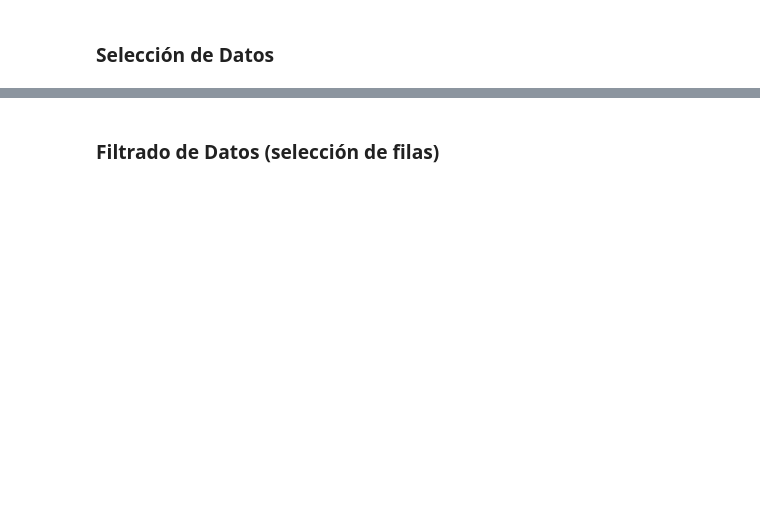
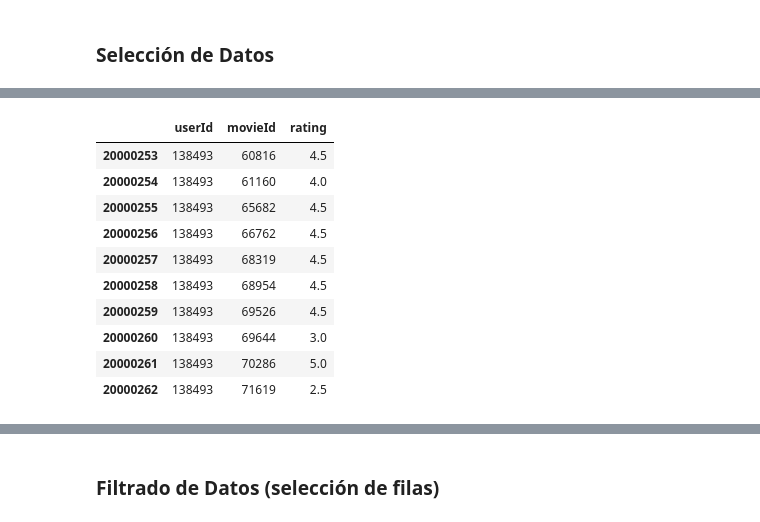
Before and after one commit to phermar/aprendiz-data-science, a Jupyter notebook: notebooks/4.1-MovieLens-CaseStudy.ipynb, the cells around one changed output, grey strips where cells are left out. Saved outputs shown, nothing was run; the diff lists cells and outputs as text; code cells hidden in the pictures; blank space fills up the shorter version.

```diff
--- a/notebooks/4.1-MovieLens-CaseStudy.ipynb
+++ b/notebooks/4.1-MovieLens-CaseStudy.ipynb
@@ -152,5 +359,17 @@ movies[['title','genres']].head()
 # %%
-ratings[-5:]
+ratings[-10:]
+# %% [output]
+|  | userId | movieId | rating |
+| 20000253 | 138493 | 60816 | 4.5 |
+| 20000254 | 138493 | 61160 | 4.0 |
+| 20000255 | 138493 | 65682 | 4.5 |
+| 20000256 | 138493 | 66762 | 4.5 |
+| 20000257 | 138493 | 68319 | 4.5 |
+| 20000258 | 138493 | 68954 | 4.5 |
+| 20000259 | 138493 | 69526 | 4.5 |
+| 20000260 | 138493 | 69644 | 3.0 |
+| 20000261 | 138493 | 70286 | 5.0 |
+| 20000262 | 138493 | 71619 | 2.5 |
 # %%
 tag_counts = tags['tag'].value_counts()
 tag_counts[:10]
```
Also changed, not shown: parts of 87 cells of this notebook, 17 other files.
